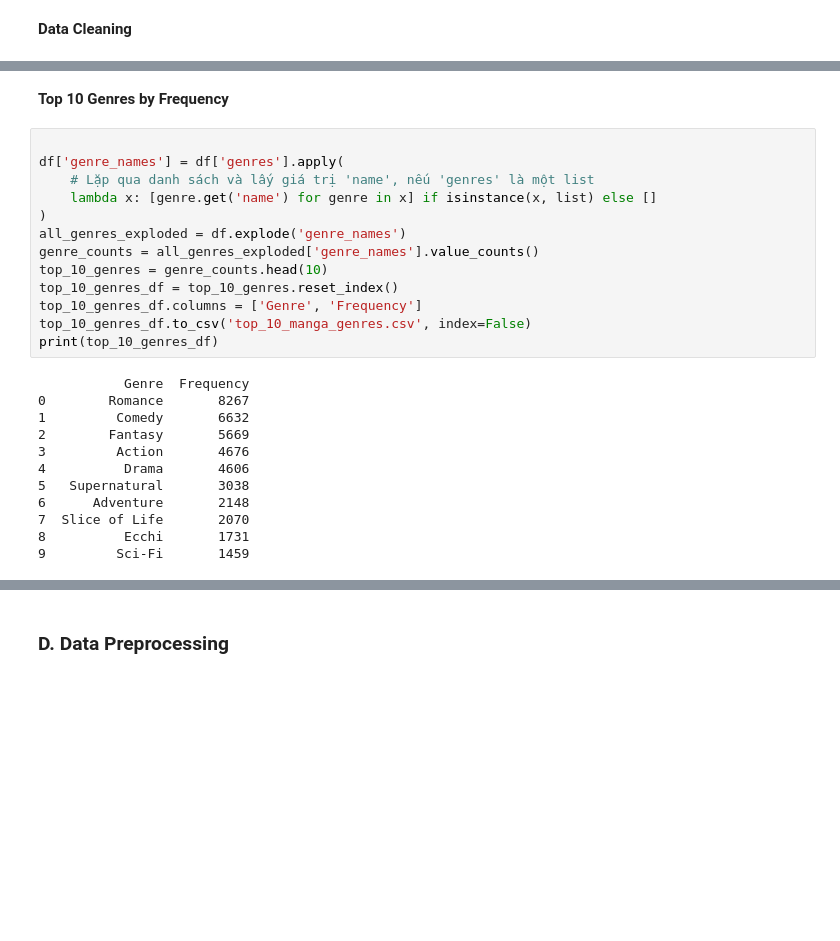
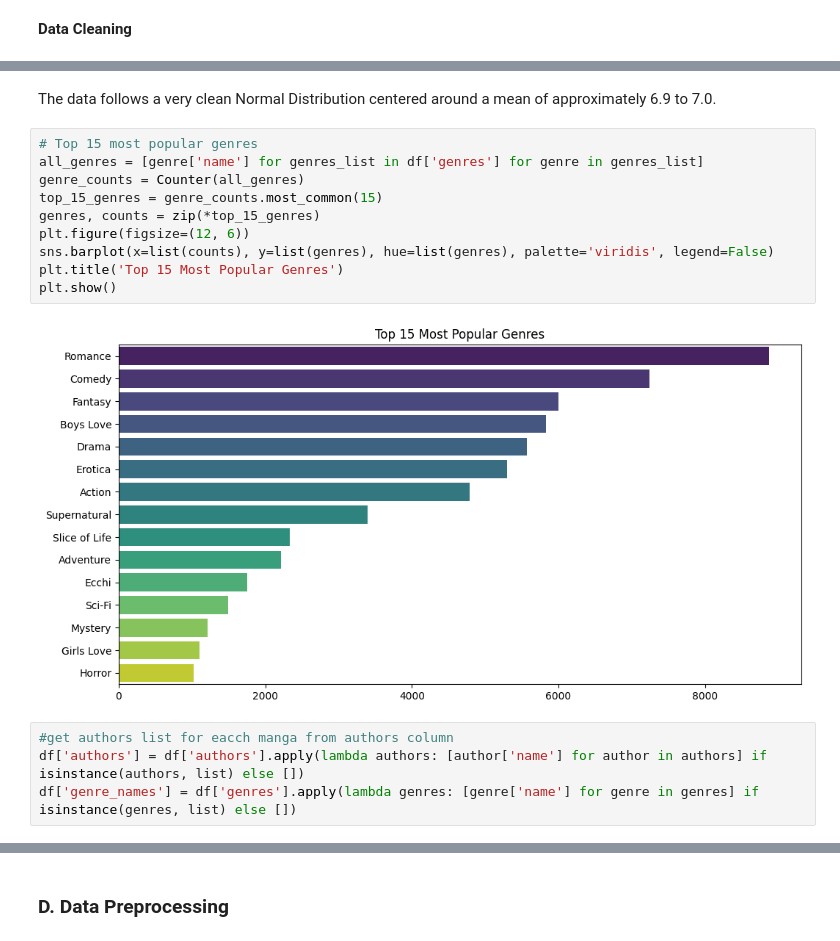
Before and after one commit to NTD1515/myanimelist-data-collector, a Jupyter notebook: i.ipynb, the cells around one changed output, grey strips where cells are left out. Drawn from its saved outputs; the diff is of its cells as text; blank space fills up the shorter version.

```diff
--- a/i.ipynb
+++ b/i.ipynb
@@ -177,27 +189,18 @@ plt.axvline(df['score'].mean(), color='red', linestyle='--', label=f'Mean: {df["
-# %% [markdown]
-**Top 10 Genres by Frequency**
-# %%
-
-df['genre_names'] = df['genres'].apply(
-    # Lặp qua danh sách và lấy giá trị 'name', nếu 'genres' là một list
-    lambda x: [genre.get('name') for genre in x] if isinstance(x, list) else []
-)
-all_genres_exploded = df.explode('genre_names')
-genre_counts = all_genres_exploded['genre_names'].value_counts()
-top_10_genres = genre_counts.head(10)
-top_10_genres_df = top_10_genres.reset_index()
-top_10_genres_df.columns = ['Genre', 'Frequency']
-top_10_genres_df.to_csv('top_10_manga_genres.csv', index=False)
-print(top_10_genres_df)
-# %% [output]
-           Genre  Frequency
-0        Romance       8267
-1         Comedy       6632
-2        Fantasy       5669
-3         Action       4676
-4          Drama       4606
-5   Supernatural       3038
-6      Adventure       2148
-7  Slice of Life       2070
-8          Ecchi       1731
-9         Sci-Fi       1459
+# %% [markdown]
+The data follows a very clean Normal Distribution centered around a mean of approximately 6.9 to 7.0.
+# %%
+# Top 15 most popular genres
+all_genres = [genre['name'] for genres_list in df['genres'] for genre in genres_list]
+genre_counts = Counter(all_genres)
+top_15_genres = genre_counts.most_common(15)
+genres, counts = zip(*top_15_genres)
+plt.figure(figsize=(12, 6))
+sns.barplot(x=list(counts), y=list(genres), hue=list(genres), palette='viridis', legend=False)
+plt.title('Top 15 Most Popular Genres')
+plt.show()
+# %% [output]
+[figure, added]
+# %%
+#get authors list for eacch manga from authors column
+df['authors'] = df['authors'].apply(lambda authors: [author['name'] for author in authors] if isinstance(authors, list) else [])
+df['genre_names'] = df['genres'].apply(lambda genres: [genre['name'] for genre in genres] if isinstance(genres, list) else [])
```
Also changed, not shown: parts of 52 cells of this notebook.
